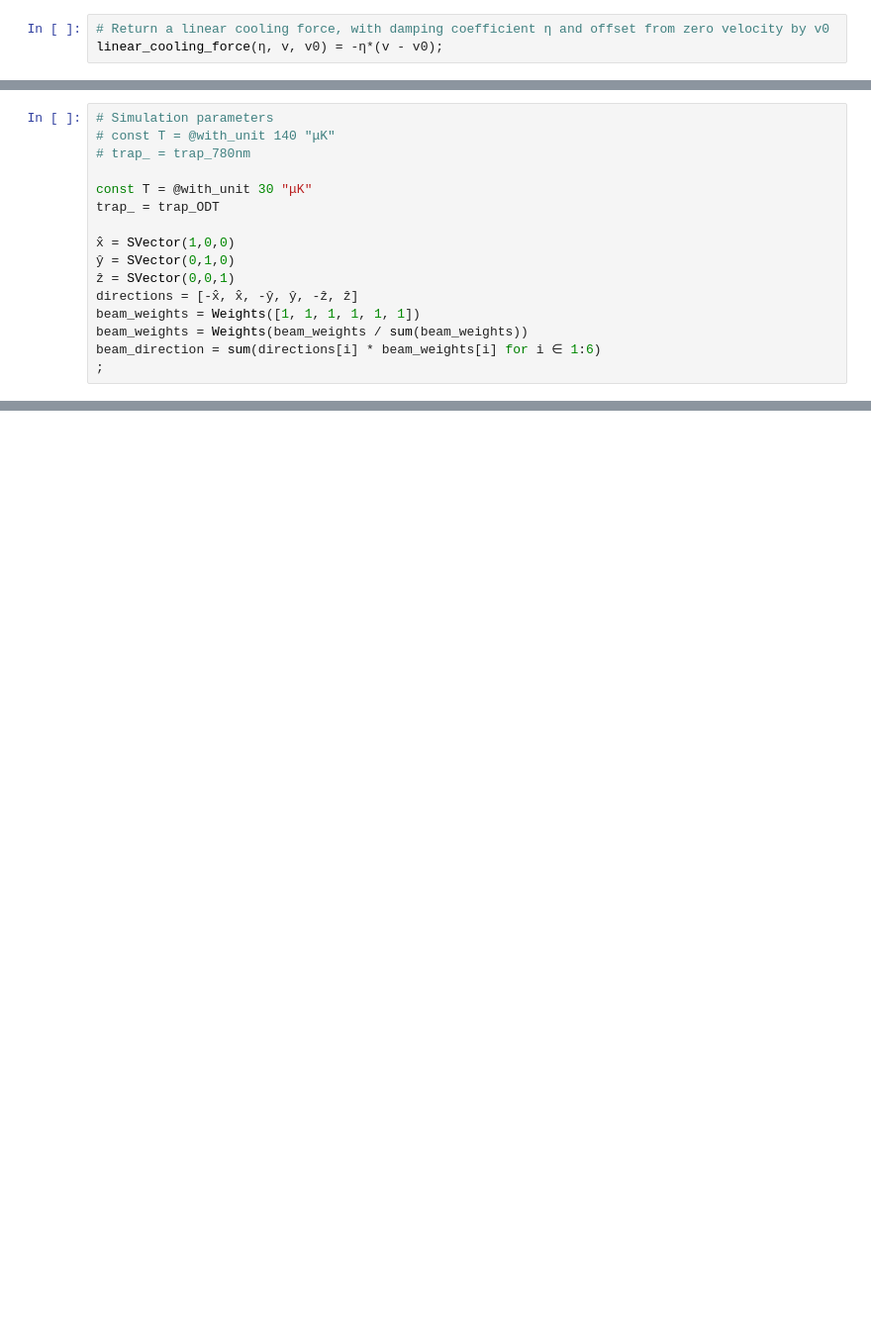
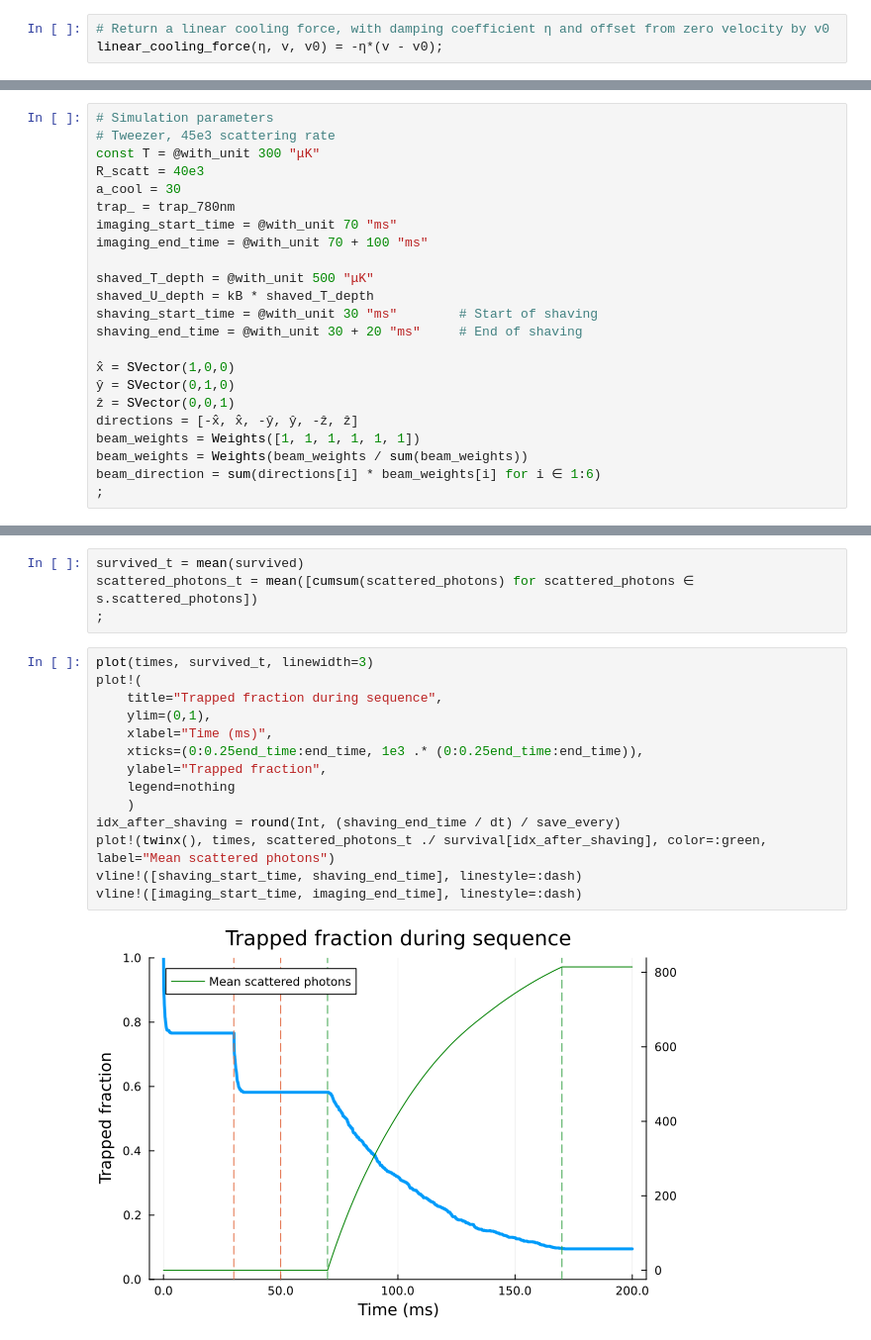
Before and after one commit to christian-hh/BeamPropagation.jl, a Jupyter notebook: examples/CaOH_TweezerDynamics.ipynb, the cells around one changed output, grey strips where cells are left out. Shown at 99% size. Drawn from its saved outputs; the diff is of its cells as text; blank space fills up the shorter version.

```diff
--- a/examples/CaOH_TweezerDynamics.ipynb
+++ b/examples/CaOH_TweezerDynamics.ipynb
@@ -305,10 +238,17 @@ end
 # %%
 # Simulation parameters
-# const T = @with_unit 140 "μK"
-# trap_ = trap_780nm
+# Tweezer, 45e3 scattering rate
+const T = @with_unit 300 "μK"
+R_scatt = 40e3
+a_cool = 30
+trap_ = trap_780nm
+imaging_start_time = @with_unit 70 "ms"
+imaging_end_time = @with_unit 70 + 100 "ms"
 
-const T = @with_unit 30 "μK"
-trap_ = trap_ODT
+shaved_T_depth = @with_unit 500 "μK"
+shaved_U_depth = kB * shaved_T_depth
+shaving_start_time = @with_unit 30 "ms"        # Start of shaving
+shaving_end_time = @with_unit 30 + 20 "ms"     # End of shaving
 
 x̂ = SVector(1,0,0)
 ŷ = SVector(0,1,0)
@@ -322,0 +304,20 @@ WARNING: redefinition of constant T. This may fail, cause incorrect answers, or
+# %%
+survived_t = mean(survived)
+scattered_photons_t = mean([cumsum(scattered_photons) for scattered_photons ∈ s.scattered_photons])
+;
+# %%
+plot(times, survived_t, linewidth=3)
+plot!(
+    title="Trapped fraction during sequence",
+    ylim=(0,1),
+    xlabel="Time (ms)",
+    xticks=(0:0.25end_time:end_time, 1e3 .* (0:0.25end_time:end_time)),
+    ylabel="Trapped fraction",
+    legend=nothing
+    )
+idx_after_shaving = round(Int, (shaving_end_time / dt) / save_every)
+plot!(twinx(), times, scattered_photons_t ./ survival[idx_after_shaving], color=:green, label="Mean scattered photons")
+vline!([shaving_start_time, shaving_end_time], linestyle=:dash)
+vline!([imaging_start_time, imaging_end_time], linestyle=:dash)
+# %% [output]
+[figure, added]
```
Also changed, not shown: parts of 37 cells of this notebook, 4 other files.
